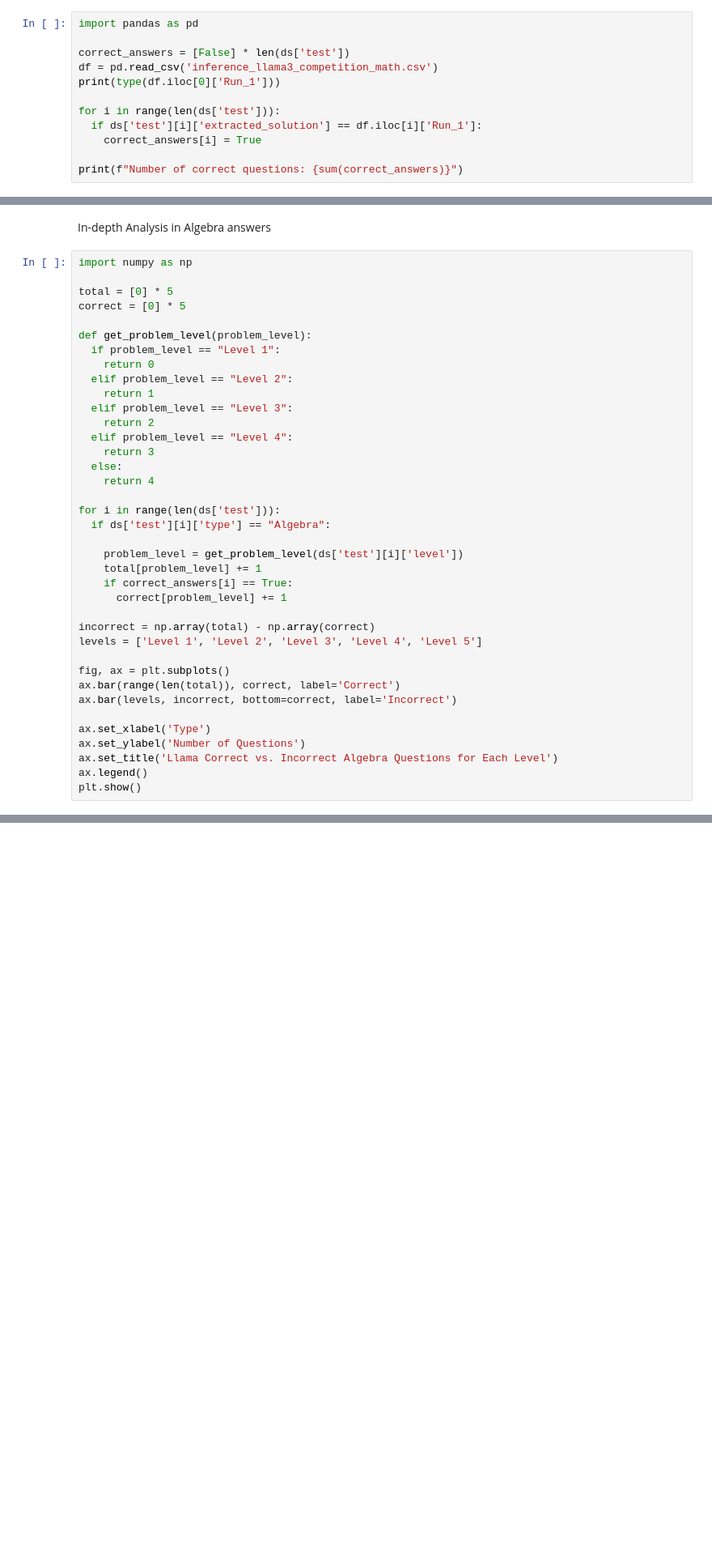
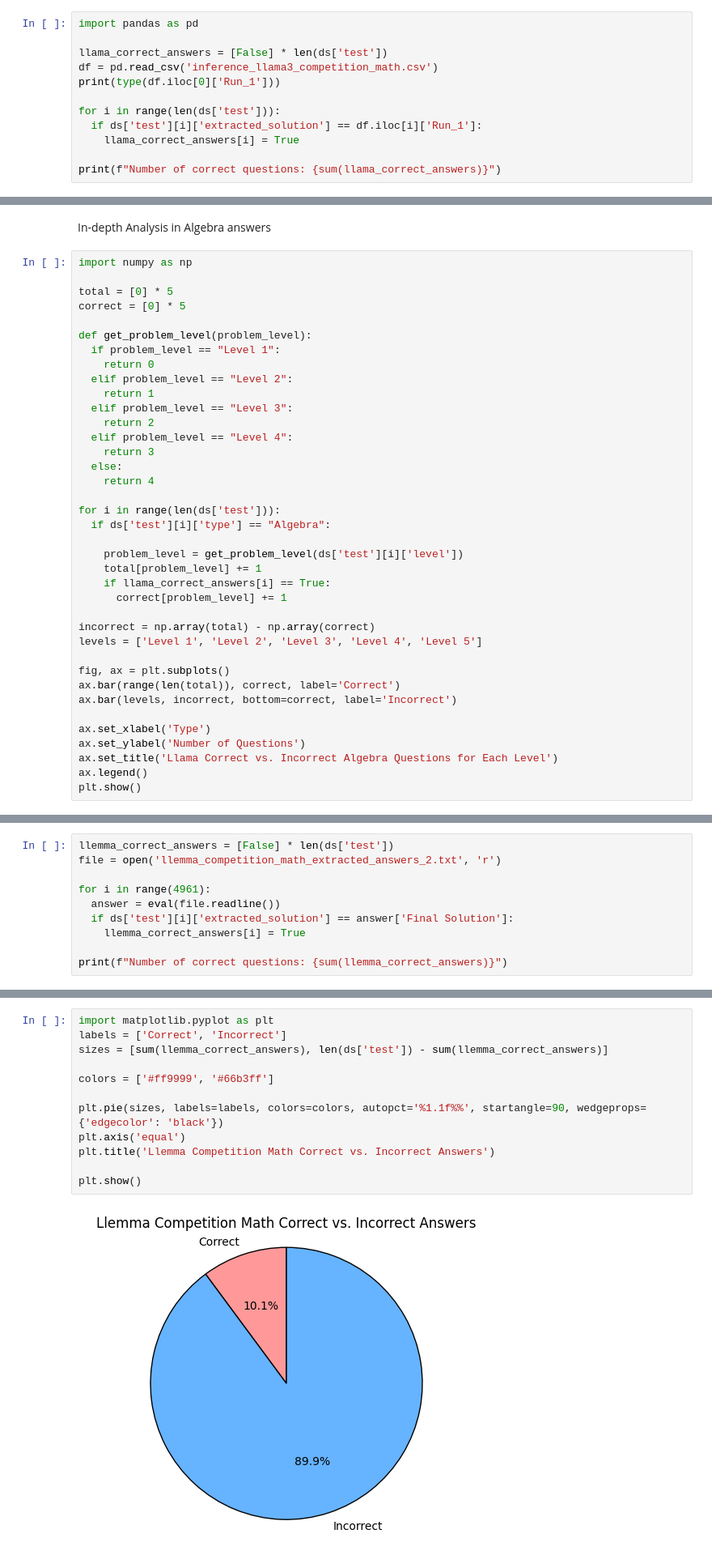
Before and after one commit to knazarali3/cs6220_math_group2, a Jupyter notebook: Inference.ipynb, the cells around one changed output, grey strips where cells are left out. Shown: that part at 81% size. Cells and saved outputs as stored; diff of their text form; blank space fills up the shorter version.

```diff
--- a/Inference.ipynb
+++ b/Inference.ipynb
@@ -69,15 +74,15 @@ print(type(ds['test'][123]['extracted_solution']))
 # %%
 import pandas as pd
 
-correct_answers = [False] * len(ds['test'])
+llama_correct_answers = [False] * len(ds['test'])
 df = pd.read_csv('inference_llama3_competition_math.csv')
 print(type(df.iloc[0]['Run_1']))
 
 for i in range(len(ds['test'])):
   if ds['test'][i]['extracted_solution'] == df.iloc[i]['Run_1']:
-    correct_answers[i] = True
+    llama_correct_answers[i] = True
 
-print(f"Number of correct questions: {sum(correct_answers)}")
+print(f"Number of correct questions: {sum(llama_correct_answers)}")
 # %% [output]
 <class 'str'>
 Number of correct questions: 798
@@ -122,7 +127,7 @@ for i in range(len(ds['test'])):
 
     problem_level = get_problem_level(ds['test'][i]['level'])
     total[problem_level] += 1
-    if correct_answers[i] == True:
+    if llama_correct_answers[i] == True:
       correct[problem_level] += 1
 
 incorrect = np.array(total) - np.array(correct)
@@ -141,3 +146,13 @@ plt.show()
 [figure]
 # %% [markdown]
 # **Model #2: LLemma**
+# %%
+llemma_correct_answers = [False] * len(ds['test'])
+file = open('llemma_competition_math_extracted_answers_2.txt', 'r')
+
+for i in range(4961):
+  answer = eval(file.readline())
+  if ds['test'][i]['extracted_solution'] == answer['Final Solution']:
+    llemma_correct_answers[i] = True
+
+print(f"Number of correct questions: {sum(llemma_correct_answers)}")
@@ -143,0 +161,14 @@ plt.show()
+# %%
+import matplotlib.pyplot as plt
+labels = ['Correct', 'Incorrect']
+sizes = [sum(llemma_correct_answers), len(ds['test']) - sum(llemma_correct_answers)]
+
+colors = ['#ff9999', '#66b3ff']
+
+plt.pie(sizes, labels=labels, colors=colors, autopct='%1.1f%%', startangle=90, wedgeprops={'edgecolor': 'black'})
+plt.axis('equal')
+plt.title('Llemma Competition Math Correct vs. Incorrect Answers')
+
+plt.show()
+# %% [output]
+[figure, added]
```
Also changed, not shown: parts of 20 cells of this notebook.
